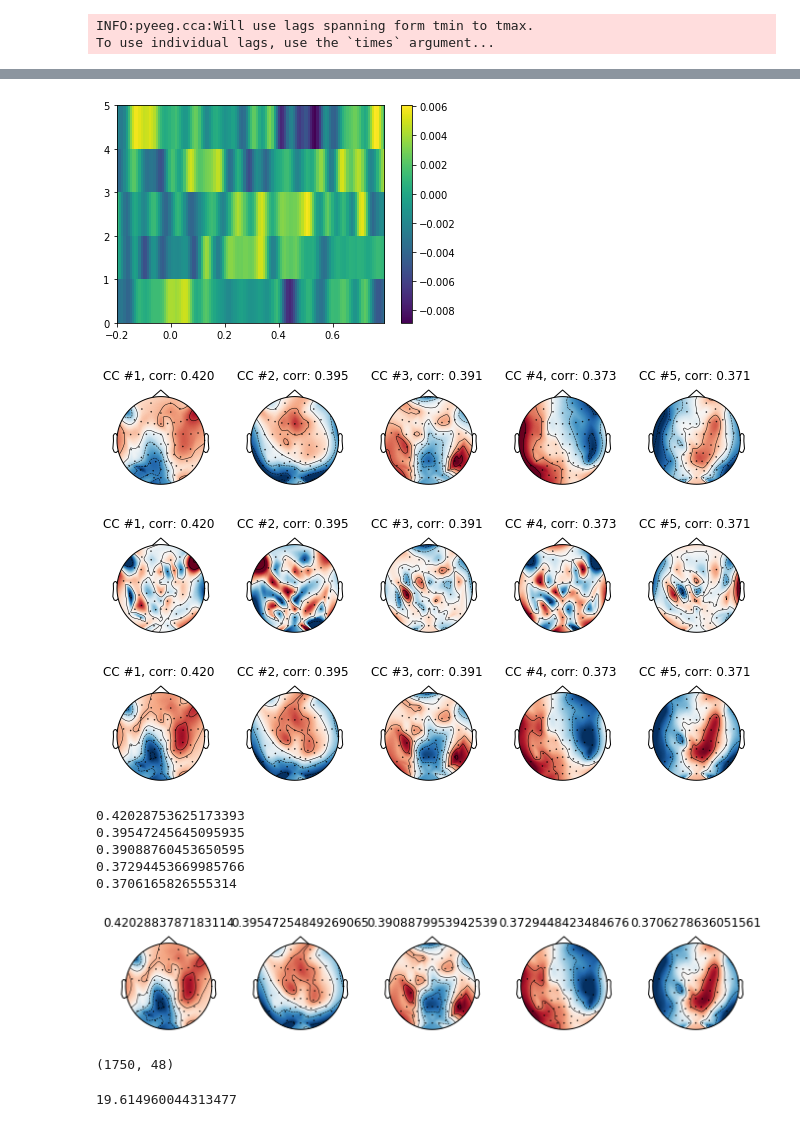
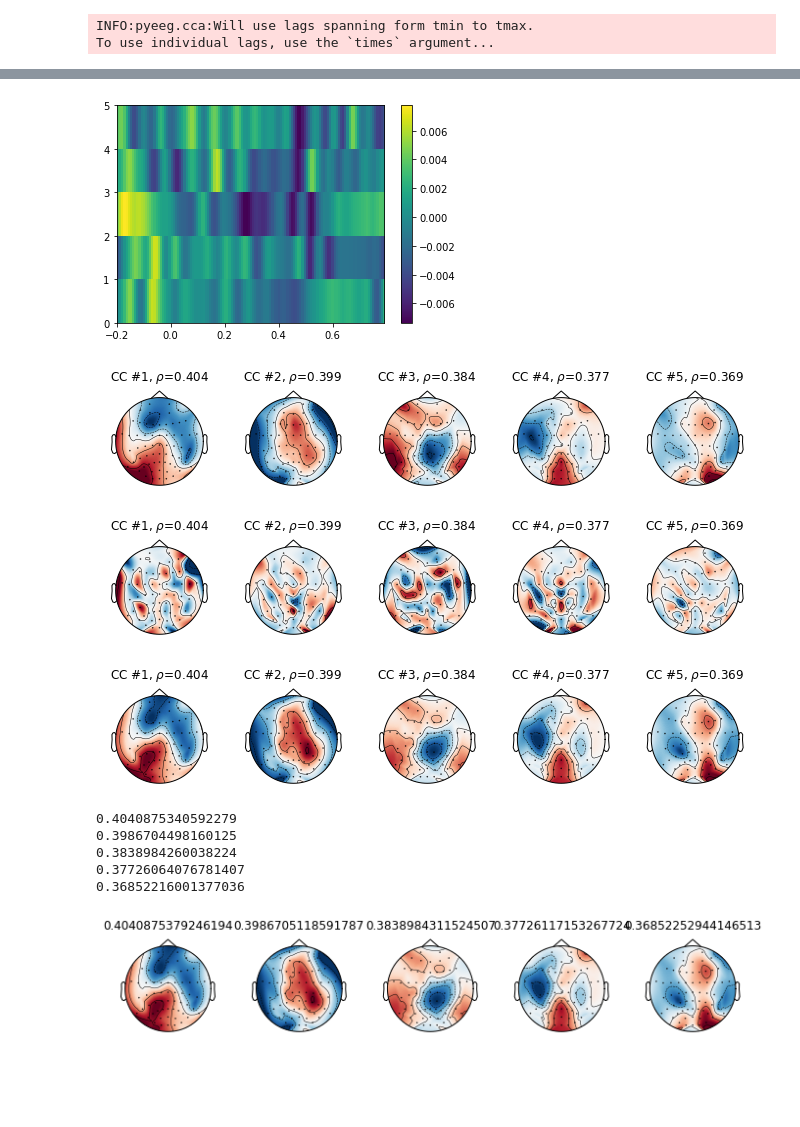
Before and after one commit to Hugo-W/pyEEG, a Jupyter notebook: docs/source/examples/CCA_wordvectors_correct_import.ipynb, the cells around one changed output, grey strips where cells are left out. Saved outputs shown, nothing was run; the diff lists cells and outputs as text; code cells hidden in the pictures; blank space fills up the shorter version.

```diff
--- a/docs/source/examples/CCA_wordvectors_correct_import.ipynb
+++ b/docs/source/examples/CCA_wordvectors_correct_import.ipynb
@@ -84,7 +84,7 @@ duration_path = os.path.join(env_path, list_env_files[story_id])
 # Path to WordVectors
 wv_path = os.path.join( os.getcwd(), '../../../../../WordVectors/vectors_correct_header.txt')
 # %%
-wf = WordLevelFeatures(path_praat_env=duration_path, path_wordonsets=wo_path, path_wordvectors=wv_path)
+wf = WordLevelFeatures(path_praat_env=duration_path, path_wordonsets=wo_path, path_wordvectors=wv_path, keep_vectors=True)
 # %% [output]
 INFO:pyeeg.io:Word flushington not in word embedding model; will use rdm instead
 INFO:pyeeg.io:Word bashfulest not in word embedding model; will use rdm instead
@@ -131,7 +131,7 @@ from pyeeg.cca import CCA_Estimator
 x = feat_matrix[:,0][:, None]
 # %%
 cca_onset = CCA_Estimator(tmin=-.2, tmax=.8, srate=raw.info['sfreq'])
-cca_onset.fit(x, y, thresh_x=0.999, thresh_y=0.999, normalise=False, feat_names=["WordVectors"])
+cca_onset.fit(x, y, thresh_x=1., thresh_y=0.999, normalise=False, feat_names=["WordVectors"])
 # %% [output]
 INFO:pyeeg.cca:Will use lags spanning form tmin to tmax.
 To use individual lags, use the `times` argument...
@@ -151,13 +151,14 @@ cca_onset.plot_activation_map(raw.info, n_comp=3)
 # %%
 from pyeeg.vizu import topoplot_array
-X = np.load(cca.tempX_path_+'.npy')
-y_tmp = np.load(cca.tempy_path_+'.npy')
+X = np.load(cca_onset.tempX_path_+'.npy')
+coefStim_ = cca_onset.coefStim_.reshape((cca_onset.coefStim_.shape[0] * cca_onset.coefStim_.shape[1], cca_onset.coefStim_.shape[2]))
+y_temp = np.load(cca_onset.tempy_path_+'.npy')
 n_comp=5
 feat_id=0
 r = np.zeros((64,n_comp))
 for c in range(n_comp):
     eeg_proj = y_temp @ cca_onset.coefResponse_[:, c]
-    env_proj = X[:,:,feat_id] @ cca_onset.coefStim_[:, feat_id, c]
+    env_proj = X @ coefStim_[:, c]
     for i in range(64):
         r[i,c] = np.corrcoef(y_temp[:,i], eeg_proj)[0,1]
     cc_corr = np.corrcoef(eeg_proj, env_proj)[0,1]
@@ -182,6 +179,6 @@ y.shape
 # %%
 cca = CCA_Estimator(tmin=-.2, tmax=.8, srate=raw.info['sfreq'])
-cca.fit(x, y, thresh_x=0.999, thresh_y=0.999, normalise=False, feat_names=["WordVectors"])    # best to use all components but only display first few
+cca.fit(x, y, thresh_x=1, thresh_y=0.999, normalise=False, feat_names=["WordVectors"], drop=False)    # best to use all components but only display first few
 # %% [output]
 INFO:pyeeg.cca:Will use lags spanning form tmin to tmax.
 To use individual lags, use the `times` argument...
@@ -197,41 +194,40 @@ plt.plot(cca.score_)
 # %%
 cca.plot_compact_time(n_comp=5,feat_id=0)
 # %% [output]
-[figure, old version]
+[figure, new version]
 # %%
 cca.plot_activation_map(raw.info, n_comp=5)
 # %% [output]
-[figure, old version]
+[figure, new version]
 # %%
 cca.plot_spatial_filter(raw.info, n_comp=5)
 # %% [output]
-[figure, old version]
+[figure, new version]
 # %%
 cca.plot_corr(raw.info, n_comp=5, feat_id=0) # NO FEATURE ID
 # %% [output]
-[figure, old version]
+[figure, new version]
 # %%
 from pyeeg.vizu import topoplot_array
 X = np.load(cca.tempX_path_+'.npy')
-X_try = X.reshape((X.shape[0],X.shape[1]*X.shape[2]))
 coefStim_try = cca.coefStim_.reshape((cca.coefStim_.shape[0]*cca.coefStim_.shape[1],cca.coefStim_.shape[2]))
 y_tmp = np.load(cca.tempy_path_+'.npy')
 n_comp=5
 feat_id=1
 r = np.zeros((64,n_comp))
 for c in range(n_comp):
     eeg_proj = y_tmp @ cca.coefResponse_[:, c]
-    env_proj = X_try @ coefStim_try[:,c]
+    env_proj = X @ coefStim_try[:,c]
     for i in range(64):
         r[i,c] = np.corrcoef(y_tmp[:,i], eeg_proj)[0,1]
     cc_corr = np.corrcoef(eeg_proj, env_proj)[0,1]
     print(cc_corr)
 topoplot_array(r, raw.info, n_topos=n_comp, titles=cca.score_)
 mne.viz.tight_layout()
 # %% [output]
-0.42028753625173393
-0.39547245645095935
-0.39088760453650595
-0.37294453669985766
-0.3706165826555314
+0.4040875340592279
+0.3986704498160125
+0.3838984260038224
+0.37726064076781407
+0.36852216001377036
-[figure, old version]
+[figure, new version]
@@ -244,8 +233,0 @@ coefStim_try = cca.coefStim_.reshape((cca.coefStim_.shape[0]*cca.coefStim_.shape
-# %%
-coefStim_try.shape
-# %% [output]
-(1750, 48)
-# %%
-(0.62294842+1)/0.0827403378
-# %% [output]
-19.614960044313477
```
Also changed, not shown: parts of 26 cells of this notebook, 1 other file.
